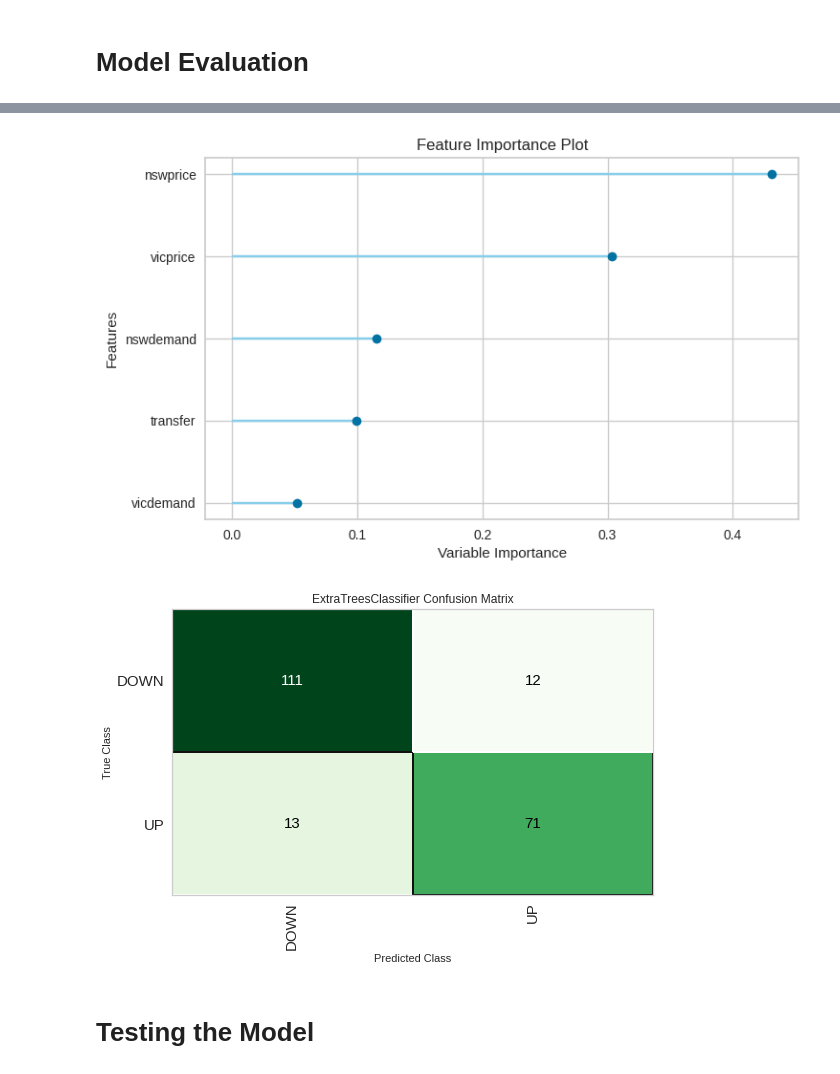
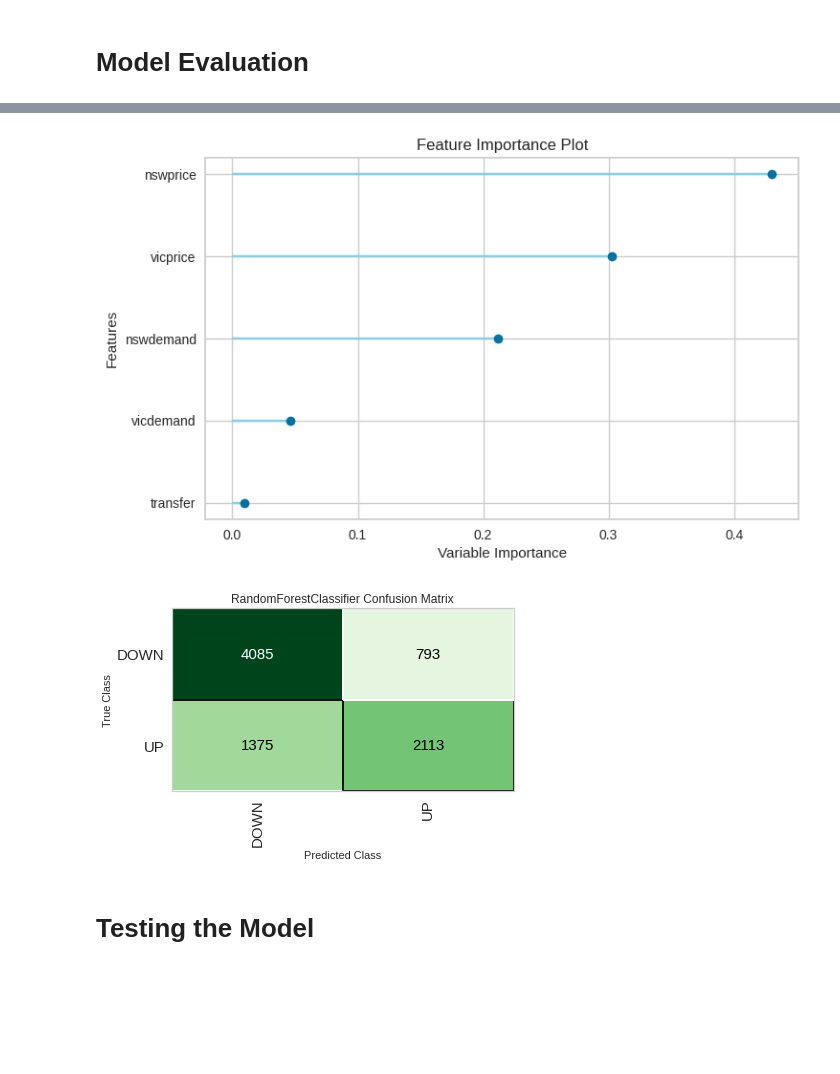
Before and after one commit to raphaelcp/genial_case, a Jupyter notebook: Case-Genial Investimentos.ipynb, the cells around one changed output, grey strips where cells are left out. Saved outputs shown, nothing was run; the diff lists cells and outputs as text; code cells hidden in the pictures; blank space fills up the shorter version.

```diff
--- a/Case-Genial Investimentos.ipynb
+++ b/Case-Genial Investimentos.ipynb
@@ -280,5 +272,5 @@ best_model = compare_models()
 # %%
-tuned_et = tune_model(best_model)
+tuned_model = tune_model(best_model)
 # %% [output]
 |  | Accuracy | AUC | Recall | Prec. | F1 | Kappa | MCC |
 | Fold |  |  |  |  |  |  |  |
@@ -303,10 +295,10 @@ plot_model(tuned_et, plot = 'auc')
 # %%
-plot_model(tuned_et, plot='feature')
+plot_model(tuned_model, plot='feature')
 # %% [output]
-[figure, old version]
+[figure, new version]
 # %%
-plot_model(tuned_et, plot = 'confusion_matrix')
+plot_model(tuned_model, plot = 'confusion_matrix')
 # %% [output]
-[figure, old version]
+[figure, new version]
 # %%
 # finalize model
```
Also changed, not shown: parts of 42 cells of this notebook.
